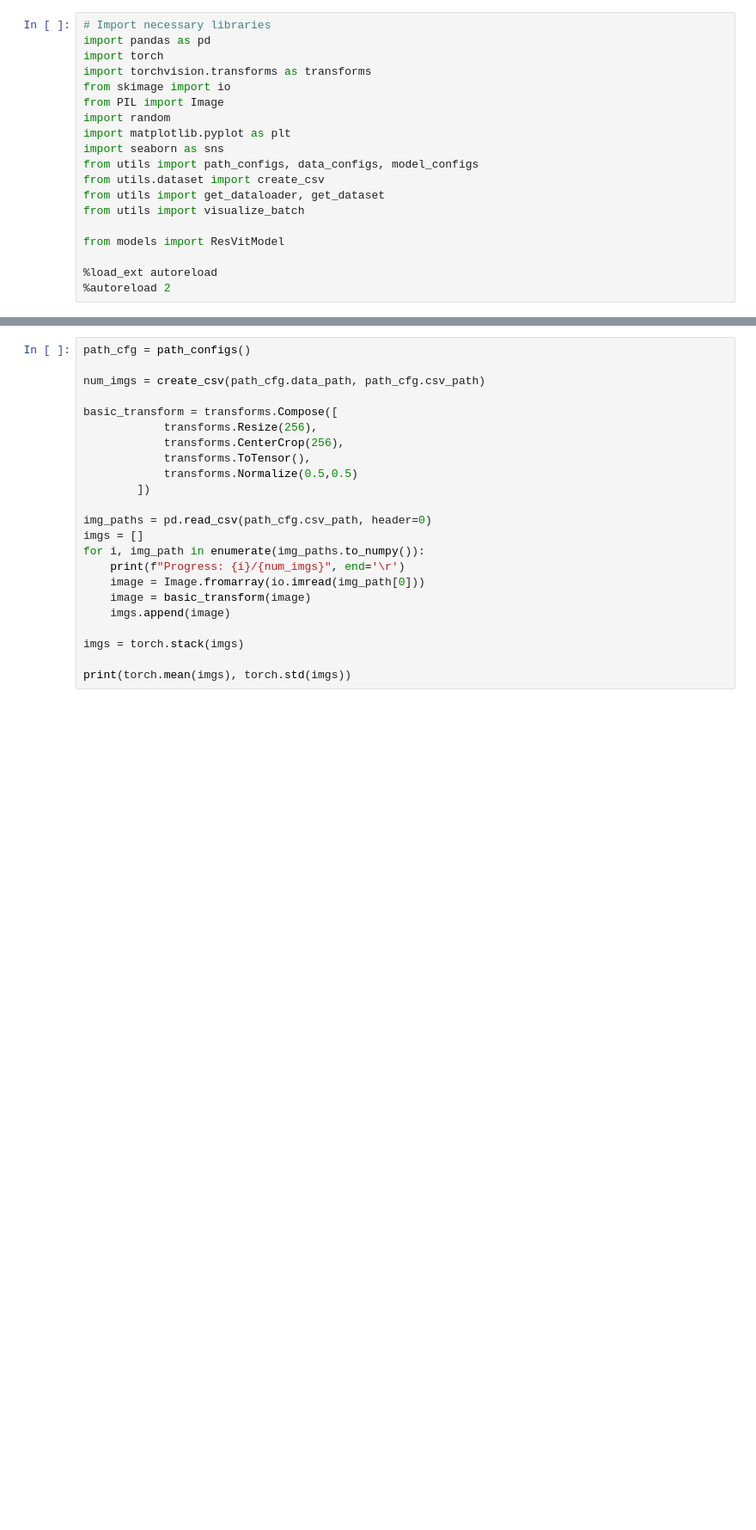
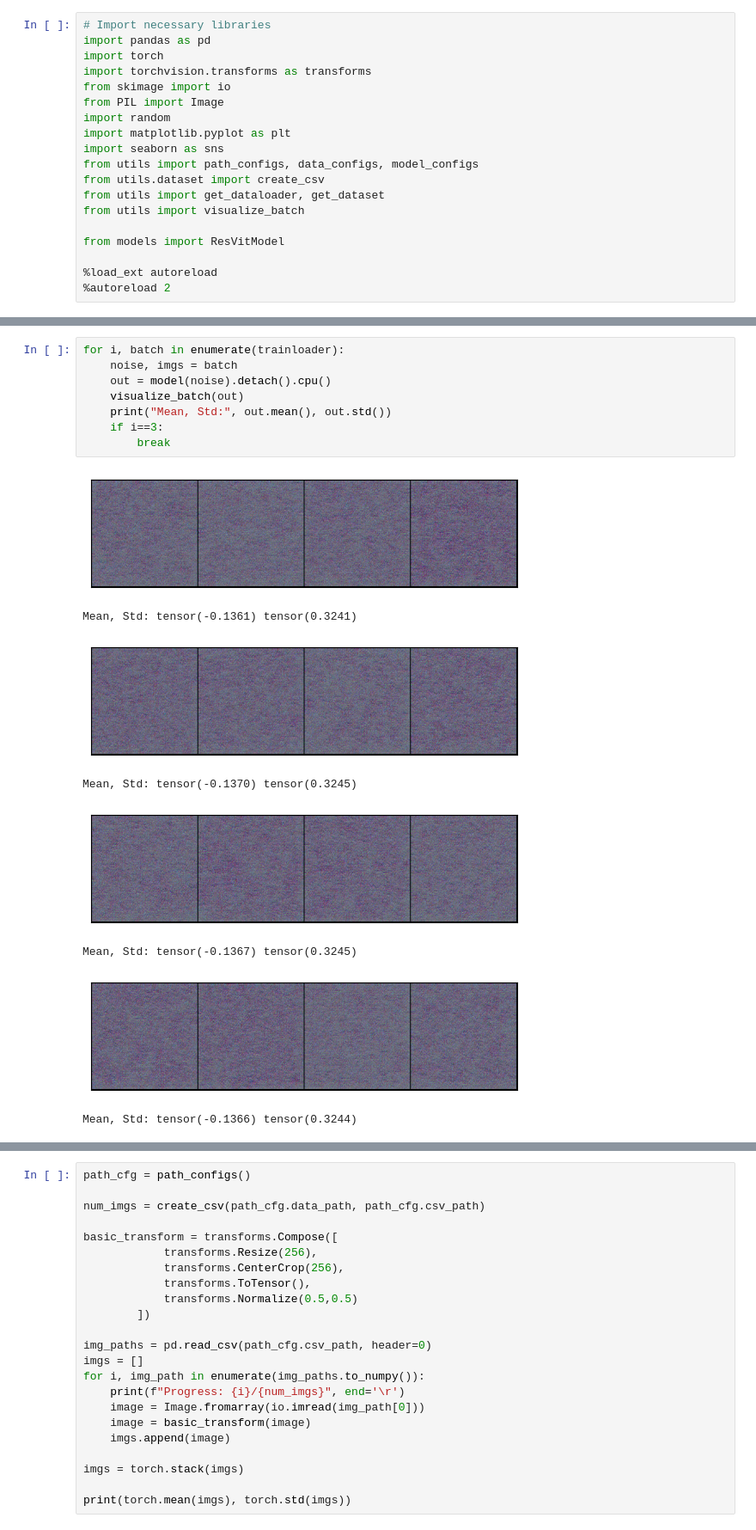
Before and after one commit to nikhil-chigali/Transformer-based_Retinal_Image_Synthesis, a Jupyter notebook: EDA.ipynb, the cells around one changed output, grey strips where cells are left out. Shown at 86% size. Drawn from its saved outputs; the diff is of its cells as text; blank space fills up the shorter version.

```diff
--- a/EDA.ipynb
+++ b/EDA.ipynb
@@ -19,0 +46,17 @@ from models import ResVitModel
+# %%
+for i, batch in enumerate(trainloader):
+    noise, imgs = batch
+    out = model(noise).detach().cpu()
+    visualize_batch(out)
+    print("Mean, Std:", out.mean(), out.std())
+    if i==3:
+        break
+# %% [output]
+[figure, added]
+Mean, Std: tensor(-0.1361) tensor(0.3241)
+[figure, added]
+Mean, Std: tensor(-0.1370) tensor(0.3245)
+[figure, added]
+Mean, Std: tensor(-0.1367) tensor(0.3245)
+[figure, added]
+Mean, Std: tensor(-0.1366) tensor(0.3244)
```
Also changed, not shown: parts of 10 cells of this notebook, 14 other files.
